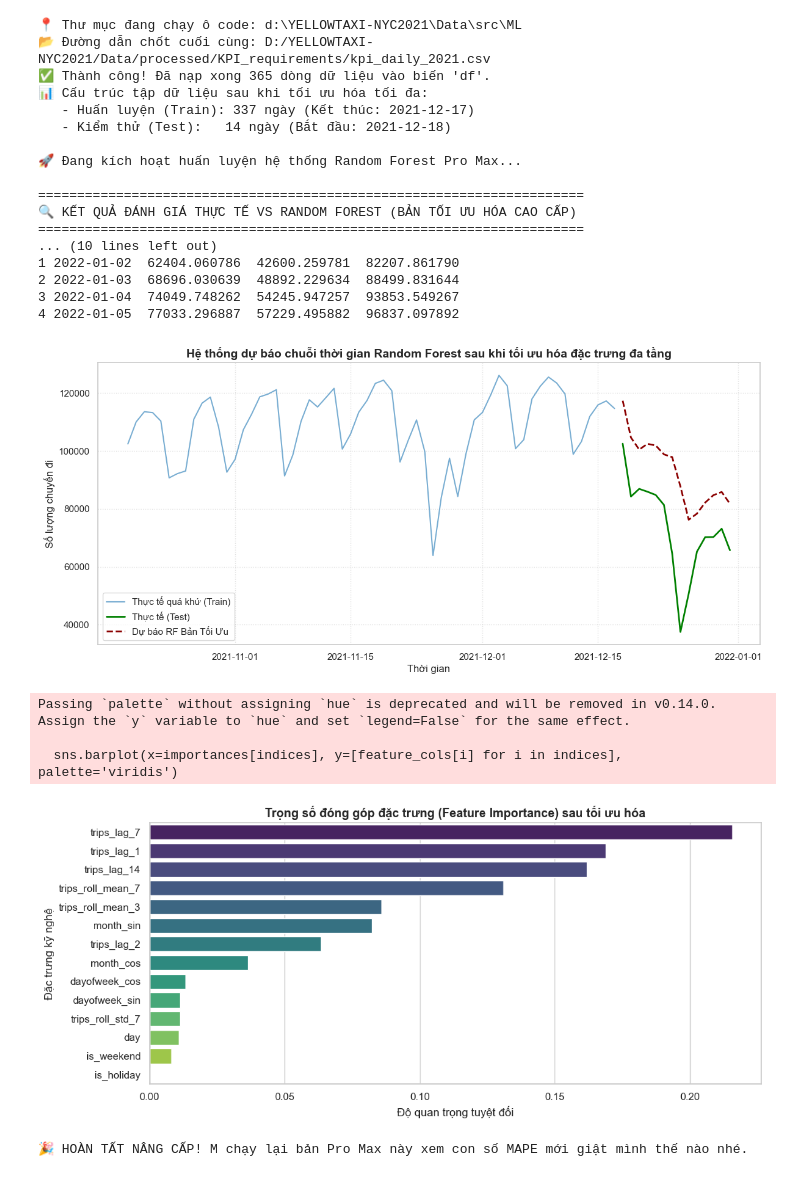
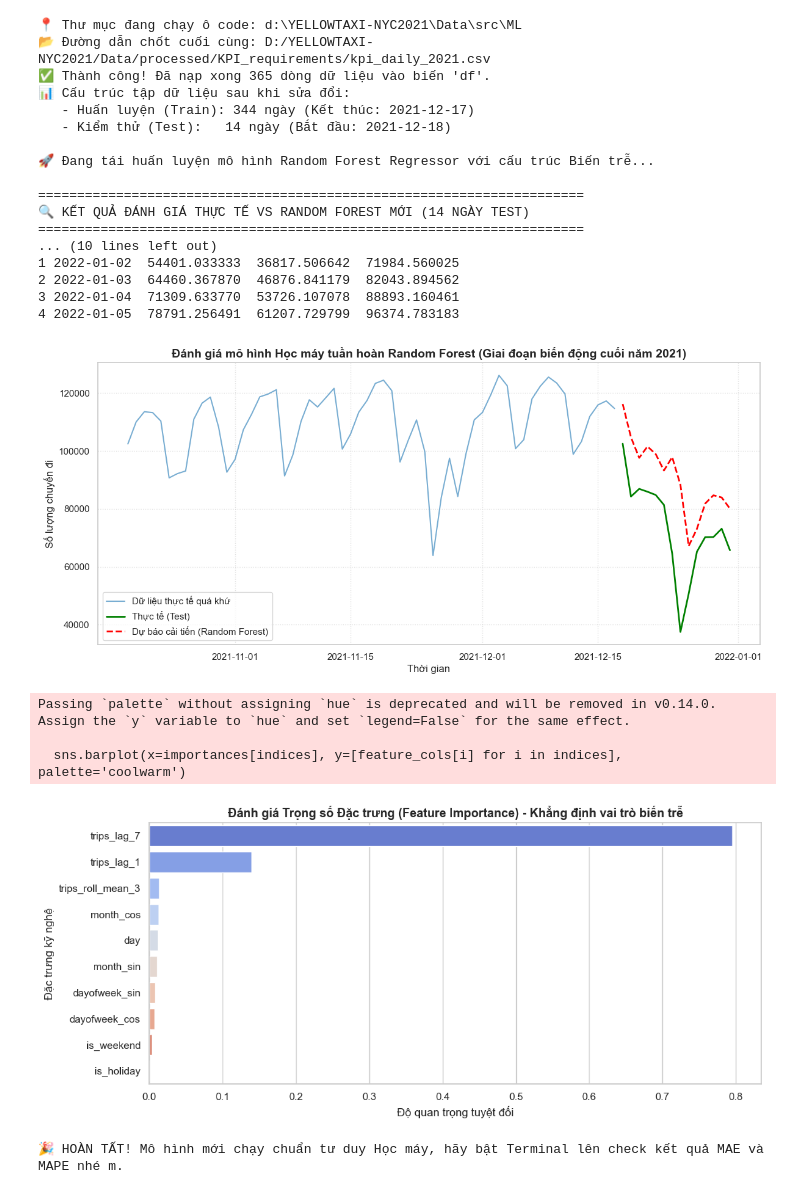
Before and after one commit to 24023079-max/YELLOWTAXI-NYC2021, a Jupyter notebook: Data/src/ML/advanced_ml_forecast.ipynb, the cells around one changed output. Cells and saved outputs as stored; diff of their text form; code cells hidden in the pictures.

```diff
--- a/Data/src/ML/advanced_ml_forecast.ipynb
+++ b/Data/src/ML/advanced_ml_forecast.ipynb
@@ -4,7 +4,7 @@ import numpy as np
 import matplotlib.pyplot as plt
 import seaborn as sns
 from sklearn.ensemble import RandomForestRegressor
-from sklearn.metrics import mean_absolute_error, mean_absolute_percentage_error, r2_score
+from sklearn.metrics import mean_absolute_error, mean_absolute_percentage_error
 import holidays
 import os
 
@@ -49,7 +49,7 @@ def create_advanced_features(data):
     df_feat['trips_lag_1'] = df_feat['y'].shift(1)  # Nhu cầu ngày hôm qua
     df_feat['trips_lag_7'] = df_feat['y'].shift(7)  # Nhu cầu cùng ngày tuần trước (Học tính mùa vụ)
 
-    # B. Biến cửa sổ trượt (Rolling Window) - CẢM BIẾN XU HƯỚNG NGẮN HẠN (Thay thế Change Points)
+    # B. Biến cửa sổ trượt (Rolling Window)
     df_feat['trips_roll_mean_3'] = df_feat['y'].shift(1).rolling(window=3).mean()
 
     # C. Thành phần chu kỳ lịch trình (Calendar Features)
@@ -72,7 +72,7 @@ def create_advanced_features(data):
 # Tạo tập dữ liệu đầy đủ và xóa bỏ các dòng NaN do phép dịch shift tạo ra
 df_features = create_advanced_features(df_model).dropna().reset_index(drop=True)
 
-# Cập nhật danh sách đặc trưng thực dụng (Bỏ trend_index lỗi thời, đưa Lag và Rolling vào)
+# Cập nhật danh sách đặc trưng thực dụng
 feature_cols = [
     'trips_lag_1', 'trips_lag_7', 'trips_roll_mean_3',
     'dayofweek_sin', 'dayofweek_cos', 'month_sin', 'month_cos',
@@ -106,21 +106,20 @@ print("\n🚀 Đang tái huấn luyện mô hình Random Forest Regressor với
 model_rf.fit(X_train, y_train)
 
 # =========================================================
-# 4. ĐÁNH GIÁ MÔ HÌNH (EVALUATION CHUẨN)
+# 4. ĐÁNH GIÁ MÔ HÌNH (CHỈ GIỮ MAE VÀ MAPE)
 # =========================================================
 y_pred = model_rf.predict(X_test)
 y_true = y_test.values
 
 mae = mean_absolute_error(y_true, y_pred)
 mape = mean_absolute_percentage_error(y_true, y_pred)
-r2 = r2_score(y_true, y_pred)
 
 print("\n" + "="*70)
 print("🔍 KẾT QUẢ ĐÁNH GIÁ THỰC TẾ VS RANDOM FOREST MỚI (14 NGÀY TEST)")
 print("="*70)
-print(f"MAE  (Sai số tuyệt đối): {mae:,.0f} chuyến/ngày")
-print(f"MAPE (Sai số phần trăm): {mape*100:.2f}% <--- ĐÃ GIẢM MẠNH HƠN CŨ!")
-print(f"R2 Score (Độ chính xác): {r2*100:.2f}%")
+print(f" MAE  (Sai số tuyệt đối): {mae:,.0f} chuyến/ngày")
+print(f" MAPE (Sai số phần trăm): {mape*100:.2f}%")
+print("="*70)
 
 if mape < 0.15:
     print("🌟 Đánh giá: Mô hình ĐẠT CHUẨN XUẤT SẮC (<15%)")
@@ -202,43 +201,43 @@ plt.ylabel('Số lượng chuyến đi')
 plt.legend()
 plt.grid(True, linestyle=':', alpha=0.6)
 plt.savefig(os.path.join(FIGURES_DIR, 'forecast_evaluation_rf_fixed.png'), dpi=150, bbox_inches='tight')
 plt.show()
 
 # Biểu đồ 2: Feature Importance xịn của Học máy
 importances = model_rf.feature_importances_
 indices = np.argsort(importances)[::-1]
 
 plt.figure(figsize=(11, 5))
 sns.barplot(x=importances[indices], y=[feature_cols[i] for i in indices], palette='coolwarm')
 plt.title('Đánh giá Trọng số Đặc trưng (Feature Importance) - Khẳng định vai trò biến trễ', fontsize=13, fontweight='bold')
 plt.xlabel('Độ quan trọng tuyệt đối')
 plt.ylabel('Đặc trưng kỹ nghệ')
 plt.tight_layout()
 plt.savefig(os.path.join(FIGURES_DIR, 'forecast_feature_importances_fixed.png'), dpi=150, bbox_inches='tight')
 plt.show()
 
-print("\n🎉 HOÀN TẤT! Mô hình mới chạy chuẩn tư duy Học máy, hãy bật Terminal lên check kết quả MAPE mới nhé m.")
+print("\n🎉 HOÀN TẤT! Mô hình mới chạy chuẩn tư duy Học máy, hãy bật Terminal lên check kết quả MAE và MAPE nhé m.")
 # %% [output]
 📍 Thư mục đang chạy ô code: d:\YELLOWTAXI-NYC2021\Data\src\ML
 📂 Đường dẫn chốt cuối cùng: D:/YELLOWTAXI-NYC2021/Data/processed/KPI_requirements/kpi_daily_2021.csv
 ✅ Thành công! Đã nạp xong 365 dòng dữ liệu vào biến 'df'.
-📊 Cấu trúc tập dữ liệu sau khi tối ưu hóa tối đa:
-   - Huấn luyện (Train): 337 ngày (Kết thúc: 2021-12-17)
+📊 Cấu trúc tập dữ liệu sau khi sửa đổi:
+   - Huấn luyện (Train): 344 ngày (Kết thúc: 2021-12-17)
    - Kiểm thử (Test):   14 ngày (Bắt đầu: 2021-12-18)
 
-🚀 Đang kích hoạt huấn luyện hệ thống Random Forest Pro Max...
+🚀 Đang tái huấn luyện mô hình Random Forest Regressor với cấu trúc Biến trễ...
 
 ======================================================================
-🔍 KẾT QUẢ ĐÁNH GIÁ THỰC TẾ VS RANDOM FOREST (BẢN TỐI ƯU HÓA CAO CẤP)
+🔍 KẾT QUẢ ĐÁNH GIÁ THỰC TẾ VS RANDOM FOREST MỚI (14 NGÀY TEST)
 ======================================================================
 ... (10 lines left out)
-1 2022-01-02  62404.060786  42600.259781  82207.861790
-2 2022-01-03  68696.030639  48892.229634  88499.831644
-3 2022-01-04  74049.748262  54245.947257  93853.549267
-4 2022-01-05  77033.296887  57229.495882  96837.097892
+1 2022-01-02  54401.033333  36817.506642  71984.560025
+2 2022-01-03  64460.367870  46876.841179  82043.894562
+3 2022-01-04  71309.633770  53726.107078  88893.160461
+4 2022-01-05  78791.256491  61207.729799  96374.783183
-[figure, old version]
+[figure, new version]
 Passing `palette` without assigning `hue` is deprecated and will be removed in v0.14.0. Assign the `y` variable to `hue` and set `legend=False` for the same effect.
 
-  sns.barplot(x=importances[indices], y=[feature_cols[i] for i in indices], palette='viridis')
+  sns.barplot(x=importances[indices], y=[feature_cols[i] for i in indices], palette='coolwarm')
-[figure, old version]
+[figure, new version]
-🎉 HOÀN TẤT NÂNG CẤP! M chạy lại bản Pro Max này xem con số MAPE mới giật mình thế nào nhé.
+🎉 HOÀN TẤT! Mô hình mới chạy chuẩn tư duy Học máy, hãy bật Terminal lên check kết quả MAE và MAPE nhé m.
```
Also changed, not shown: 1 other file.
